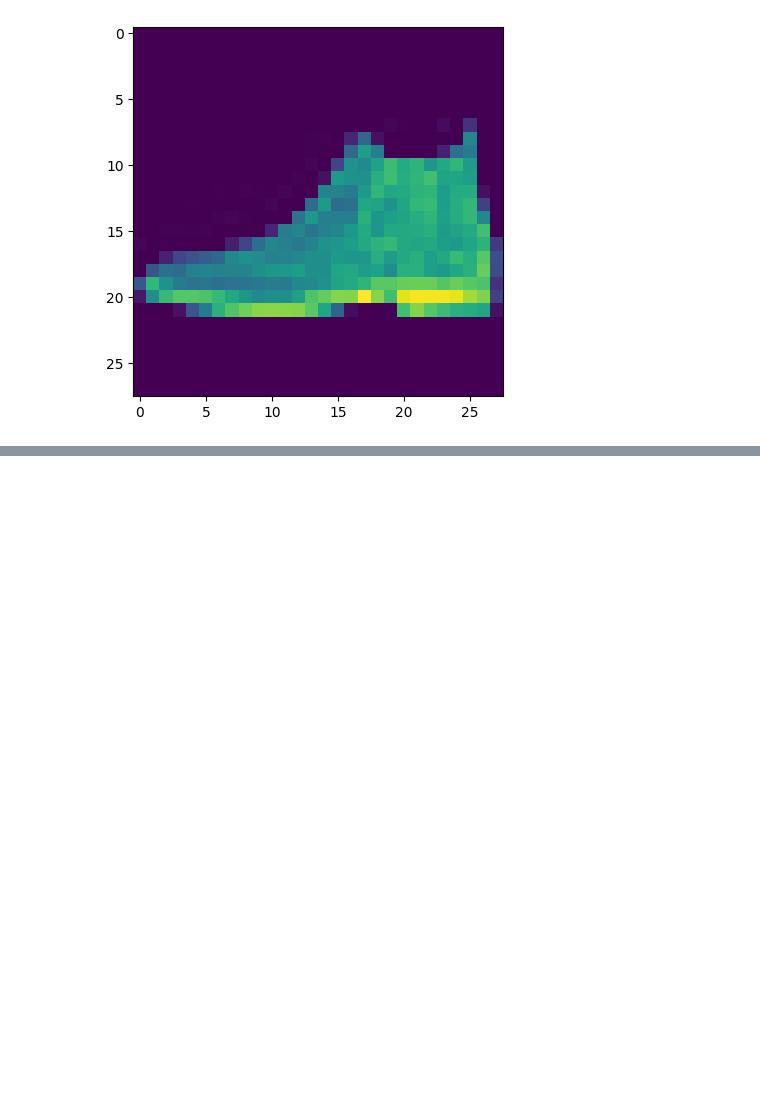
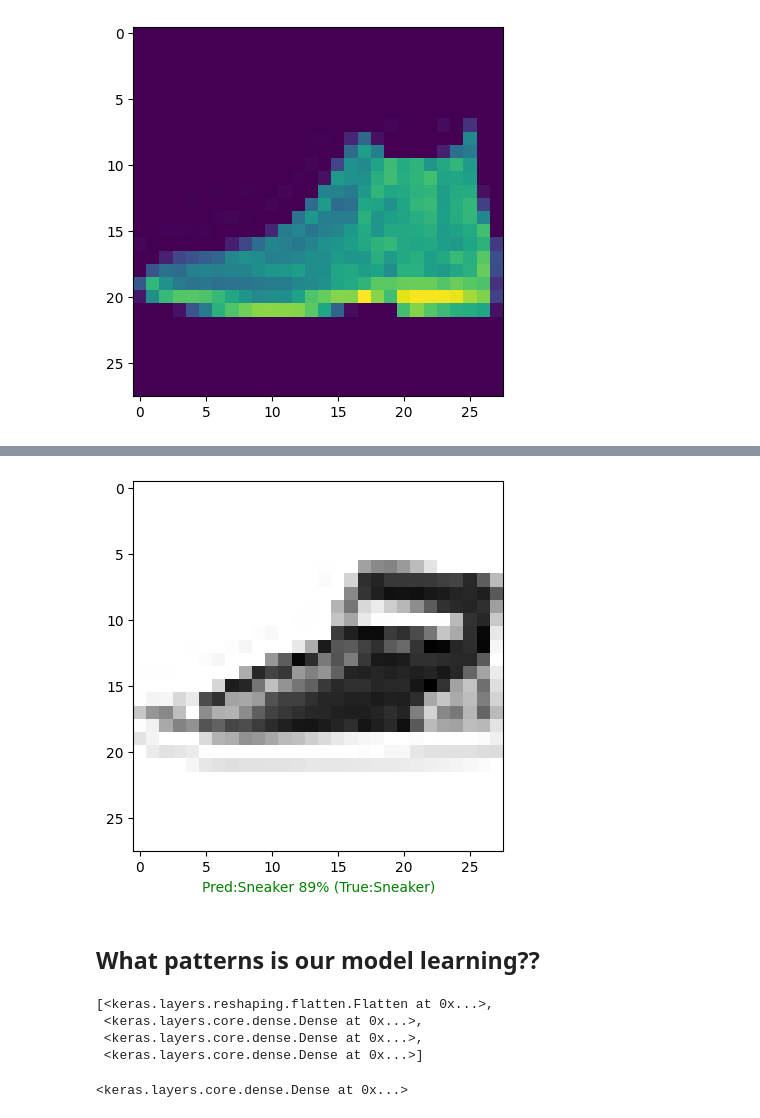
Before and after one commit to saipraneethamvudutha/TensorFlow-Daniel-Brouke, a Jupyter notebook: 02_neural_network_classification.ipynb, the cells around one changed output, grey strips where cells are left out. Cells and saved outputs as stored; diff of their text form; code cells hidden in the pictures; blank space fills up the shorter version.

```diff
--- a/02_neural_network_classification.ipynb
+++ b/02_neural_network_classification.ipynb
@@ -1711,0 +1739,34 @@ plt.imshow(test_data[0])
+# %%
+import random
+def plot_random_image(model,images,true_labels,classes):
+    """Picks a random image,plots it and labels it with a prediction and truth label"""
+    # Set up a random integer
+    i=random.randint(0,len(images))
+
+    # Create predictions and targets
+    target_image=images[i]
+    pred_probs=model.predict(target_image.reshape(1,28,28))  # have to reshape to get into right size for model
+    pred_label=classes[pred_probs.argmax()]
+    true_label=classes[true_labels[i]]
+
+    # Plot the image
+    plt.imshow(target_image,cmap=plt.cm.binary)
+
+    # Change the color of the title depending on if the prediction is right or wrong
+    if(pred_label==true_label):
+        color="green"
+    else:
+        color="red"
+
+    # Add xlabel information (prediction/true labels)
+    plt.xlabel("Pred:{} {:2.0f}% (True:{})".format(pred_label,
+                                                   100*tf.reduce_max(pred_probs),
+                                                   true_label),
+                                                   color=color) # Sets the color based on the if the prediciton is right or wrong
+# %%
+# Check out a random image as well as its prediction
+plot_random_image(model=model_mul_3,
+                  images=test_data_norm,# always make prediction on the same kind of data your model was trained on
+                  true_labels=test_labels,
+                  classes=class_names)
+# %% [output]
@@ -1711,0 +1774,16 @@ plt.imshow(test_data[0])
+[figure, added]
+# %% [markdown]
+## What patterns is our model learning??
+# %%
+# Find the layers of most recent model
+model_mul_3.layers
+# %% [output]
+[<keras.layers.reshaping.flatten.Flatten at 0x...>,
+ <keras.layers.core.dense.Dense at 0x...>,
+ <keras.layers.core.dense.Dense at 0x...>,
+ <keras.layers.core.dense.Dense at 0x...>]
+# %%
+# Extract a particular layer
+model_mul_3.layers[1]
+# %% [output]
+<keras.layers.core.dense.Dense at 0x...>
```
Also changed, not shown: parts of 30 cells of this notebook.
